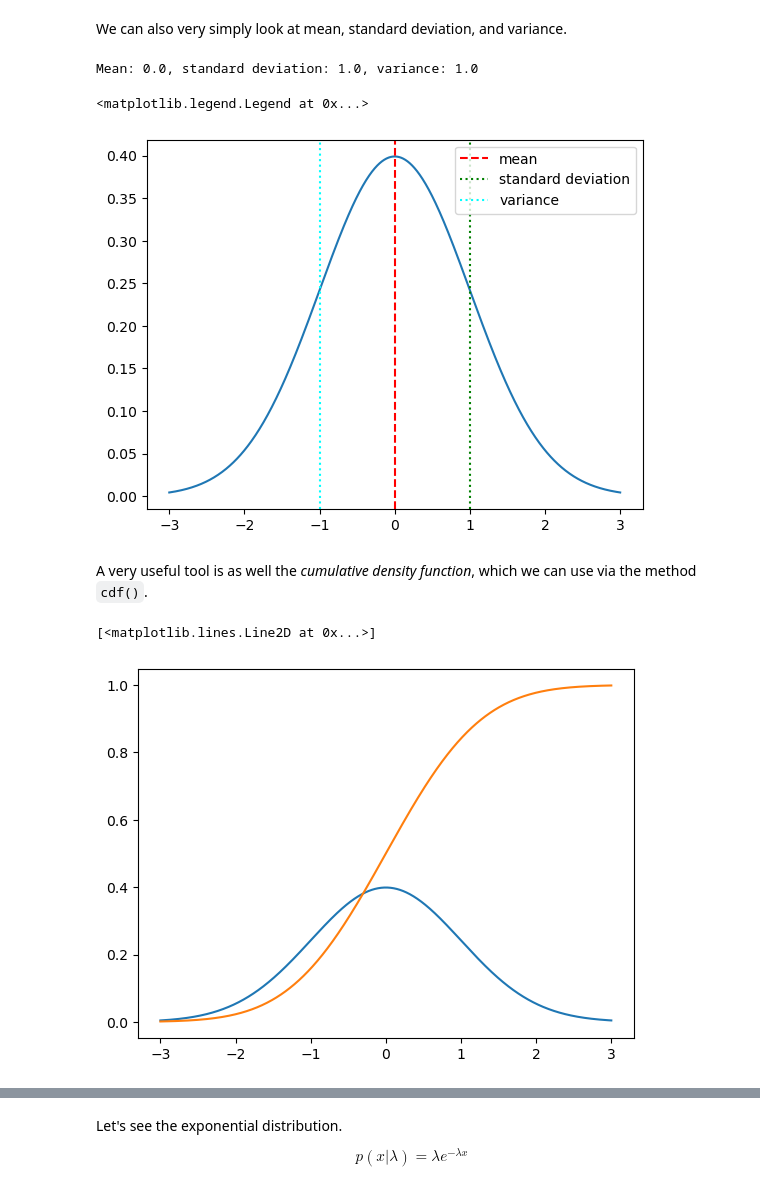
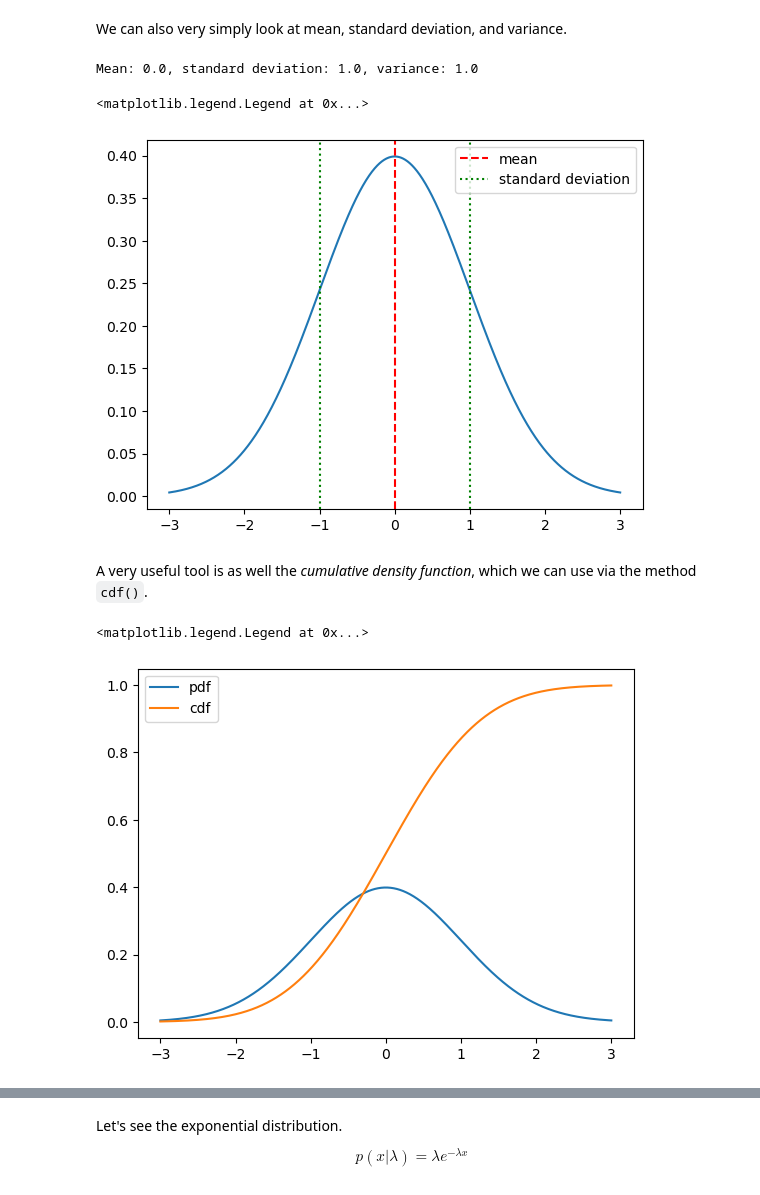
Before and after one commit to airub-multimessenger/python4physicists2024, a Jupyter notebook: lectures/10-interpolation-integration-statistics.ipynb, the cells around one changed output, grey strips where cells are left out. Cells and saved outputs as stored; diff of their text form; code cells hidden in the pictures.

```diff
--- a/lectures/10-interpolation-integration-statistics.ipynb
+++ b/lectures/10-interpolation-integration-statistics.ipynb
@@ -251,26 +253,27 @@ We can also very simply look at mean, standard deviation, and variance.
 # %%
 plt.plot(x, norm.pdf(x))
 
 m = norm.mean()
 std = norm.std()
 var = norm.var()
 
 plt.axvline(m, linestyle = '--', color = 'red', label = 'mean')
 plt.axvline(m+std, color = 'green', linestyle = 'dotted', label = 'standard deviation')
-plt.axvline(m-std, color = 'cyan', linestyle = 'dotted', label = 'variance')
+plt.axvline(m-std, color = 'green', linestyle = 'dotted')
 
 print(f"Mean: {m}, standard deviation: {std}, variance: {var}")
 
 plt.legend()
 # %% [output]
 Mean: 0.0, standard deviation: 1.0, variance: 1.0
 <matplotlib.legend.Legend at 0x...>
-[figure, old version]
+[figure, new version]
 # %% [markdown]
 A very useful tool is as well the *cumulative density function*, which we can use via the method `cdf()`.
 # %%
-plt.plot(x, norm.pdf(x))
-plt.plot(x, norm.cdf(x))
+plt.plot(x, norm.pdf(x), label = 'pdf')
+plt.plot(x, norm.cdf(x), label = 'cdf')
+plt.legend()
 # %% [output]
-[<matplotlib.lines.Line2D at 0x...>]
+<matplotlib.legend.Legend at 0x...>
-[figure, old version]
+[figure, new version]
```
Also changed, not shown: parts of 9 cells of this notebook.
